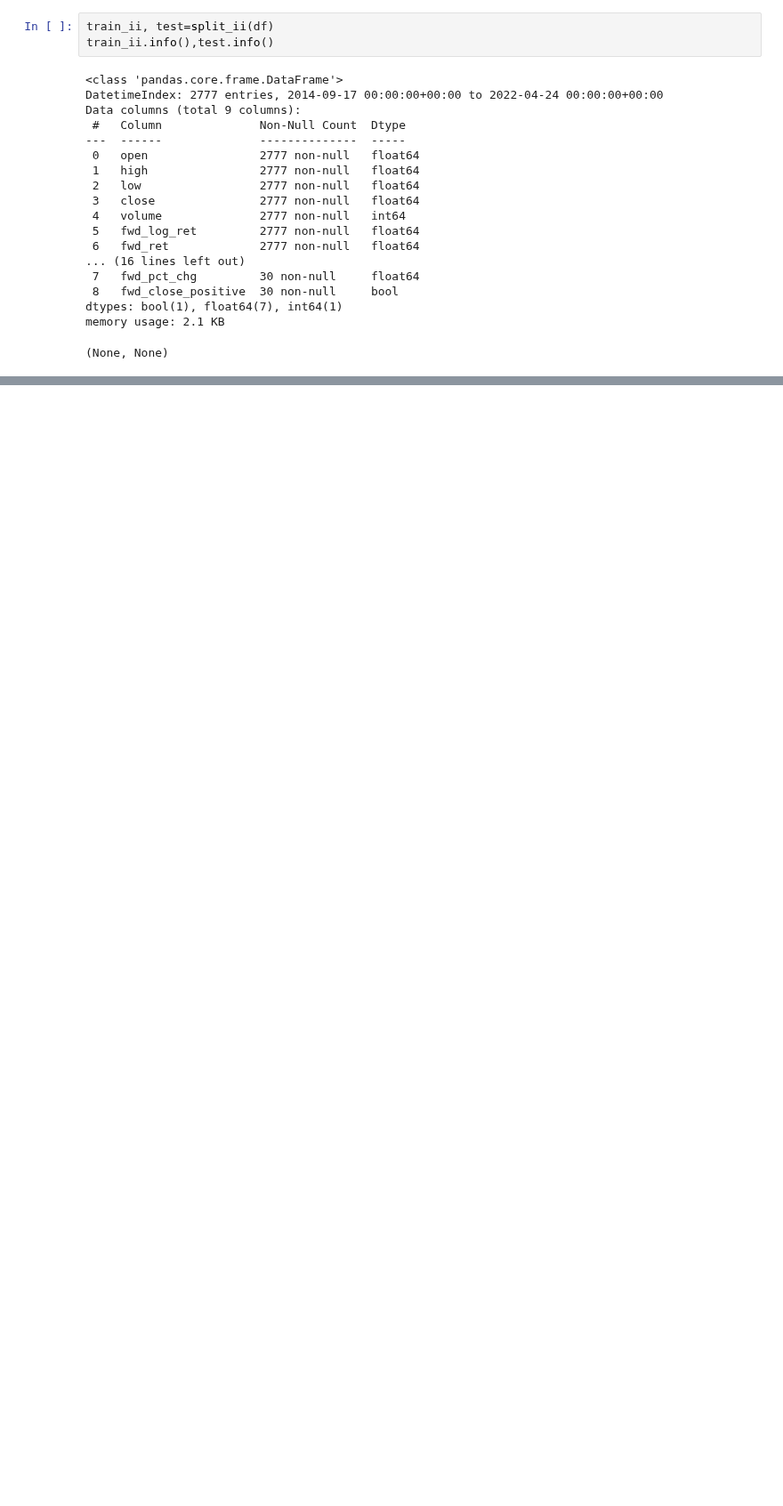
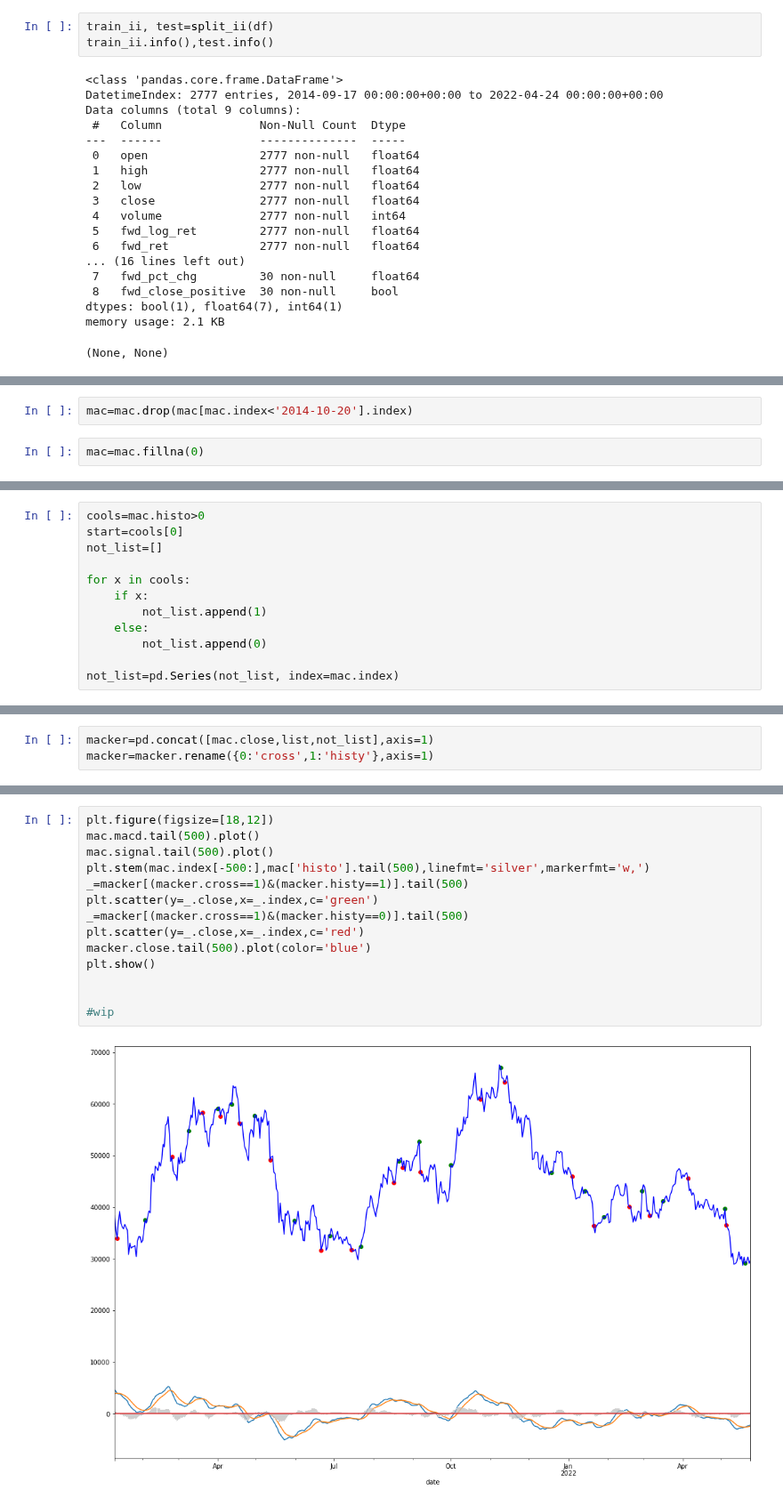
Before and after one commit to FinancialForecasters/financial_forecaster, a Jupyter notebook: hinzle.ipynb, the cells around one changed output, grey strips where cells are left out. Shown at 89% size. Cells and saved outputs as stored; diff of their text form; blank space fills up the shorter version.

Commit message:
pull, macd roi

```diff
--- a/hinzle.ipynb
+++ b/hinzle.ipynb
@@ -108,0 +129,4 @@ memory usage: 2.1 KB
+# %%
+mac=mac.drop(mac[mac.index<'2014-10-20'].index)
+# %%
+mac=mac.fillna(0)
@@ -108,0 +155,12 @@ memory usage: 2.1 KB
+# %%
+cools=mac.histo>0
+start=cools[0]
+not_list=[]
+
+for x in cools:
+	if x:
+		not_list.append(1)
+	else:
+		not_list.append(0)
+
+not_list=pd.Series(not_list, index=mac.index)
@@ -108,0 +183,3 @@ memory usage: 2.1 KB
+# %%
+macker=pd.concat([mac.close,list,not_list],axis=1)
+macker=macker.rename({0:'cross',1:'histy'},axis=1)
@@ -108,0 +241,16 @@ memory usage: 2.1 KB
+# %%
+plt.figure(figsize=[18,12])
+mac.macd.tail(500).plot()
+mac.signal.tail(500).plot()
+plt.stem(mac.index[-500:],mac['histo'].tail(500),linefmt='silver',markerfmt='w,')
+_=macker[(macker.cross==1)&(macker.histy==1)].tail(500)
+plt.scatter(y=_.close,x=_.index,c='green')
+_=macker[(macker.cross==1)&(macker.histy==0)].tail(500)
+plt.scatter(y=_.close,x=_.index,c='red')
+macker.close.tail(500).plot(color='blue')
+plt.show()
+
+
+#wip
+# %% [output]
+[figure, added]
```
Also changed, not shown: parts of 16 cells of this notebook, 1 other file.
